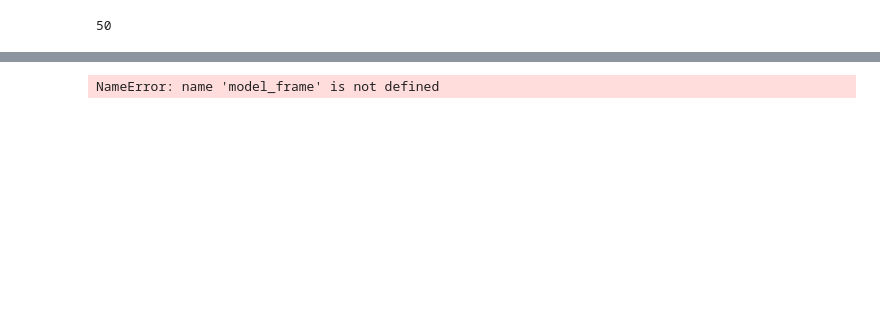
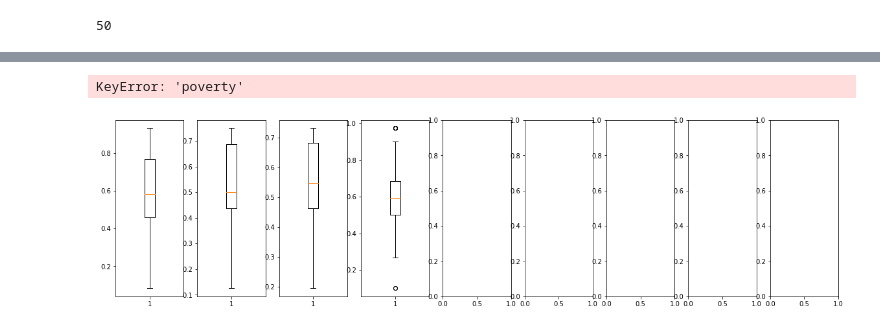
Before and after one commit to Abelay02/CS109a-Final-Project, a Jupyter notebook: Final_project_inc_2014.ipynb, the cells around one changed output, grey strips where cells are left out. Saved outputs shown, nothing was run; the diff lists cells and outputs as text; code cells hidden in the pictures; blank space fills up the shorter version.

```diff
--- a/Final_project_inc_2014.ipynb
+++ b/Final_project_inc_2014.ipynb
@@ -299,5 +336,0 @@ model_frame14
-# %%
-incumbent_wins = model_frame[model_frame['incumbency'] == model_frame['class']]
-incumbent_loss = model_frame[model_frame['incumbency'] != model_frame['class']]
-# %% [output]
-NameError: name 'model_frame' is not defined
@@ -304,20 +340,23 @@ NameError: name 'model_frame' is not defined
 # %%
 # boxplot for each feature
 
 fig, ax = plt.subplots(1,9, figsize=(20, 5))
-ax[0].boxplot(model_frame['cfb 18'])
-ax[1].boxplot(model_frame['nfl 18'])
-ax[2].boxplot(model_frame['nba 18'])
-ax[3].boxplot(model_frame['cbb 18'])
-ax[4].boxplot(model_frame['poverty'])
-ax[5].boxplot(model_frame['bachelors'])
-ax[6].boxplot(model_frame['hs'])
-ax[7].boxplot(model_frame['difference'])
-ax[8].boxplot(model_frame['GDP_growth_2017'])
+ax[0].boxplot(model_frame14['cfb 14'])
+ax[1].boxplot(model_frame14['nfl 14'])
+ax[2].boxplot(model_frame14['nba 14'])
+ax[3].boxplot(model_frame14['cbb 14'])
+ax[4].boxplot(model_frame14['poverty'])
+ax[5].boxplot(model_frame14['bachelors'])
+ax[6].boxplot(model_frame14['hs'])
+ax[7].boxplot(model_frame14['difference'])
+ax[8].boxplot(model_frame14['GDP_growth_2017'])
 
-stats = ['College Football', 'NFL', 'NBA', 'College Baseball', 'poverty', 'bachelors', 'HS', 'difference', 'GDP Growth 2017']
-for i in range(9):
-    ax[i].set_title(stats[i])
+# stats = ['College Football', 'NFL', 'NBA', 'College Baseball', 'poverty', 'bachelors', 'HS', 'difference', 'GDP Growth 2017']
+# for i in range(9):
+#     ax[i].set_title(stats[i])
+# %% [output]
+KeyError: 'poverty'
+[figure, added]
 # %%
 # Scatter Matrix
 
```
Also changed, not shown: parts of 31 cells of this notebook.
